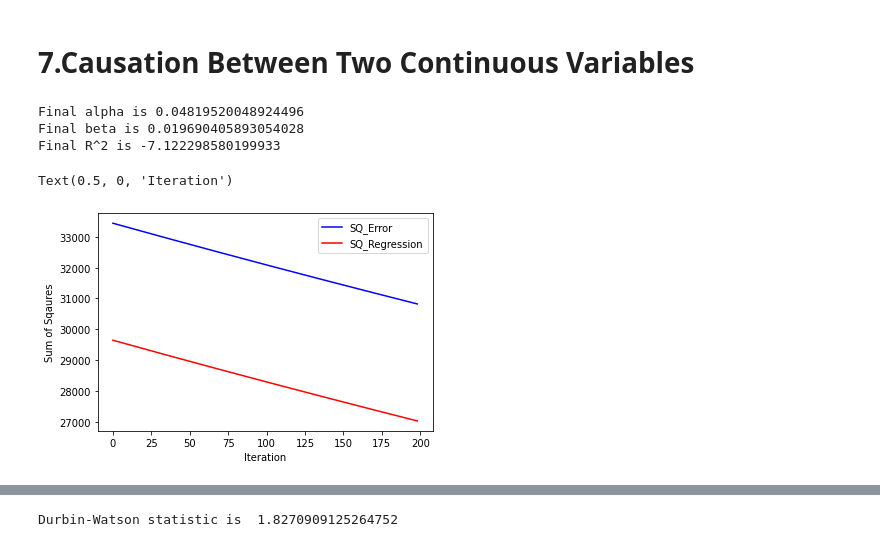
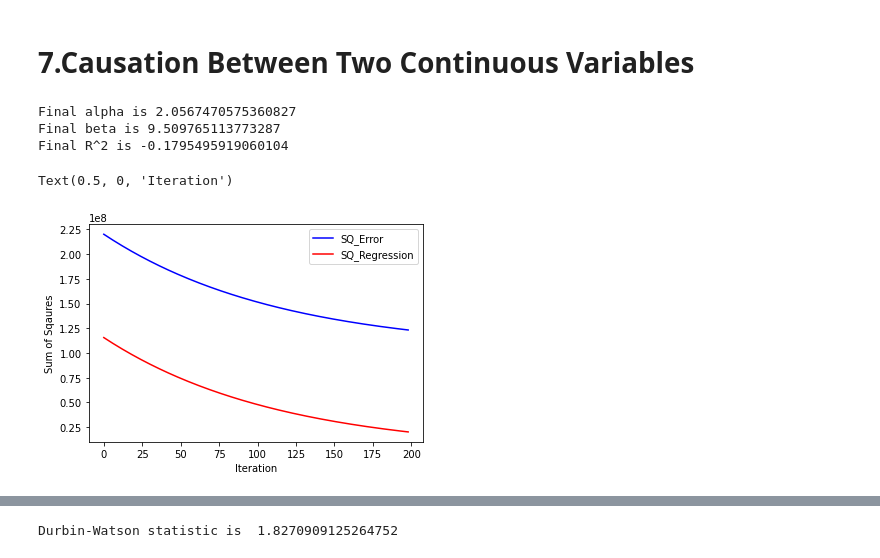
Before and after one commit to ZJHRyan/pp-workshop-try, a Jupyter notebook: useful.ipynb, the cells around one changed output, grey strips where cells are left out. Drawn from its saved outputs; the diff is of its cells as text; code cells hidden in the pictures.

```diff
--- a/useful.ipynb
+++ b/useful.ipynb
@@ -894,8 +919,8 @@ plt.show()
 #set learning rate to be 0.001
 
 # Converting data to array for later calculations
-x_train = np.array(df.is_food)
-y_train = np.array(df.price_range)
+x_train = np.array(df.score)
+y_train = np.array(df.ratings)
 
 n = len(x_train)  # Number of samples in data
 
@@ -919,37 +944,37 @@ a = 0.0001    # Step size as smaller as possible!
 while iter < itersteps - 1:
     y_new = beta[iter] * x_train + alpha[iter]
 
     F[iter] = 1/n* np.sum((y_train - y_new) ** 2)  # Least Sqaure
 
     dFdbeta[iter] = 1/n*np.sum((y_train - y_new) * -2 * x_train)
     dFdalpha[iter] = 1/n* np.sum((y_train - y_new) * -2)
 
     SQ_Regression[iter] = np.sum((y_new - np.mean(y_train)) ** 2)
     SQ_Error[iter] = np.sum((y_train - y_new) ** 2)
     SQ_Total[iter] = np.sum((y_train - np.mean(y_train)) ** 2)
     R_sq[iter] = 1- SQ_Error[iter]/SQ_Total[iter] # Tracking R^2
 
     alpha[iter + 1] = alpha[iter] - a * dFdalpha[iter]  # Update equation for alpha
     beta[iter + 1] = beta[iter] - a * dFdbeta[iter] # Update equation for beta
     iter += 1
 
 print('Final alpha is',alpha[iter-1])
 
 print('Final beta is',beta[iter-1])
 
 print('Final R^2 is',R_sq[iter-1])
 
 plt.plot(range(len(SQ_Error)-1), SQ_Error[0:iter], label='SQ_Error', color='blue')
 plt.plot(range(len(SQ_Regression)-1), SQ_Regression[0:iter], label='SQ_Regression', color='red')
 plt.legend(loc="best")
 plt.ylabel('Sum of Sqaures')
 plt.xlabel('Iteration')
 # %% [output]
-Final alpha is 0.04819520048924496
-Final beta is 0.019690405893054028
-Final R^2 is -7.122298580199933
+Final alpha is 2.0567470575360827
+Final beta is 9.509765113773287
+Final R^2 is -0.1795495919060104
 Text(0.5, 0, 'Iteration')
-[figure, old version]
+[figure, new version]
 # %%
 import statsmodels.api as sm
 import pandas as pd
```
Also changed, not shown: parts of 8 cells of this notebook.
